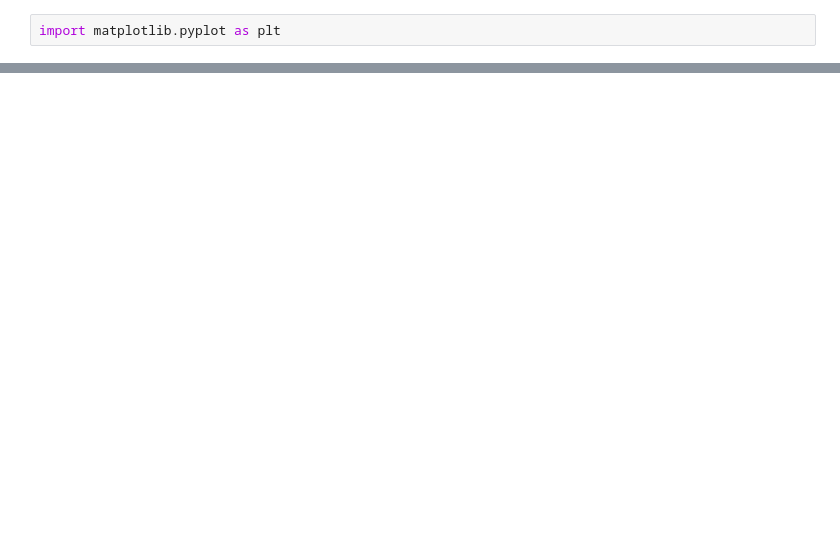
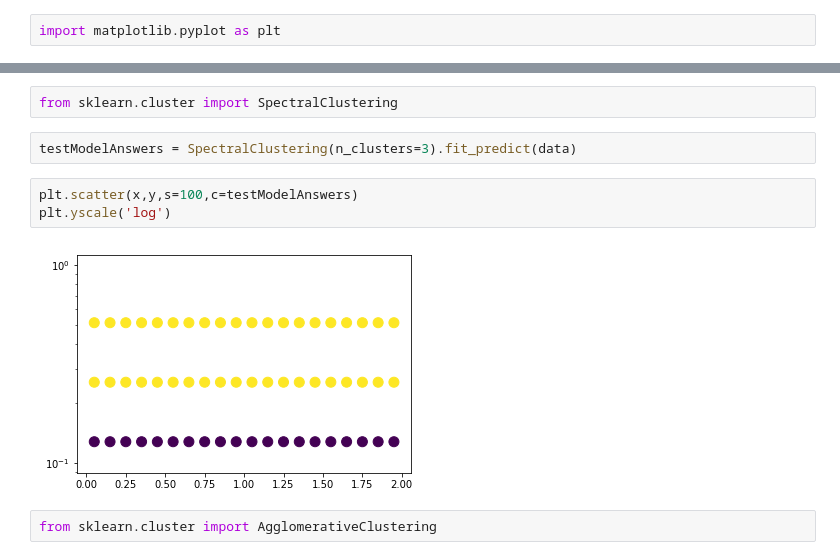
Before and after one commit to AlexVTimofeev/phaseTransitionML, a Jupyter notebook: Clustering.ipynb, the cells around one changed output, grey strips where cells are left out. Saved outputs shown, nothing was run; the diff lists cells and outputs as text; blank space fills up the shorter version.

```diff
--- a/Clustering.ipynb
+++ b/Clustering.ipynb
@@ -36,0 +53,11 @@ plt.scatter(x,y,s=100,c=kmeans)
+# %%
+from sklearn.cluster import SpectralClustering
+# %%
+testModelAnswers = SpectralClustering(n_clusters=3).fit_predict(data)
+# %%
+plt.scatter(x,y,s=100,c=testModelAnswers)
+plt.yscale('log')
+# %% [output]
+[figure, added]
+# %%
+from sklearn.cluster import AgglomerativeClustering
```
Also changed, not shown: parts of 8 cells of this notebook.
